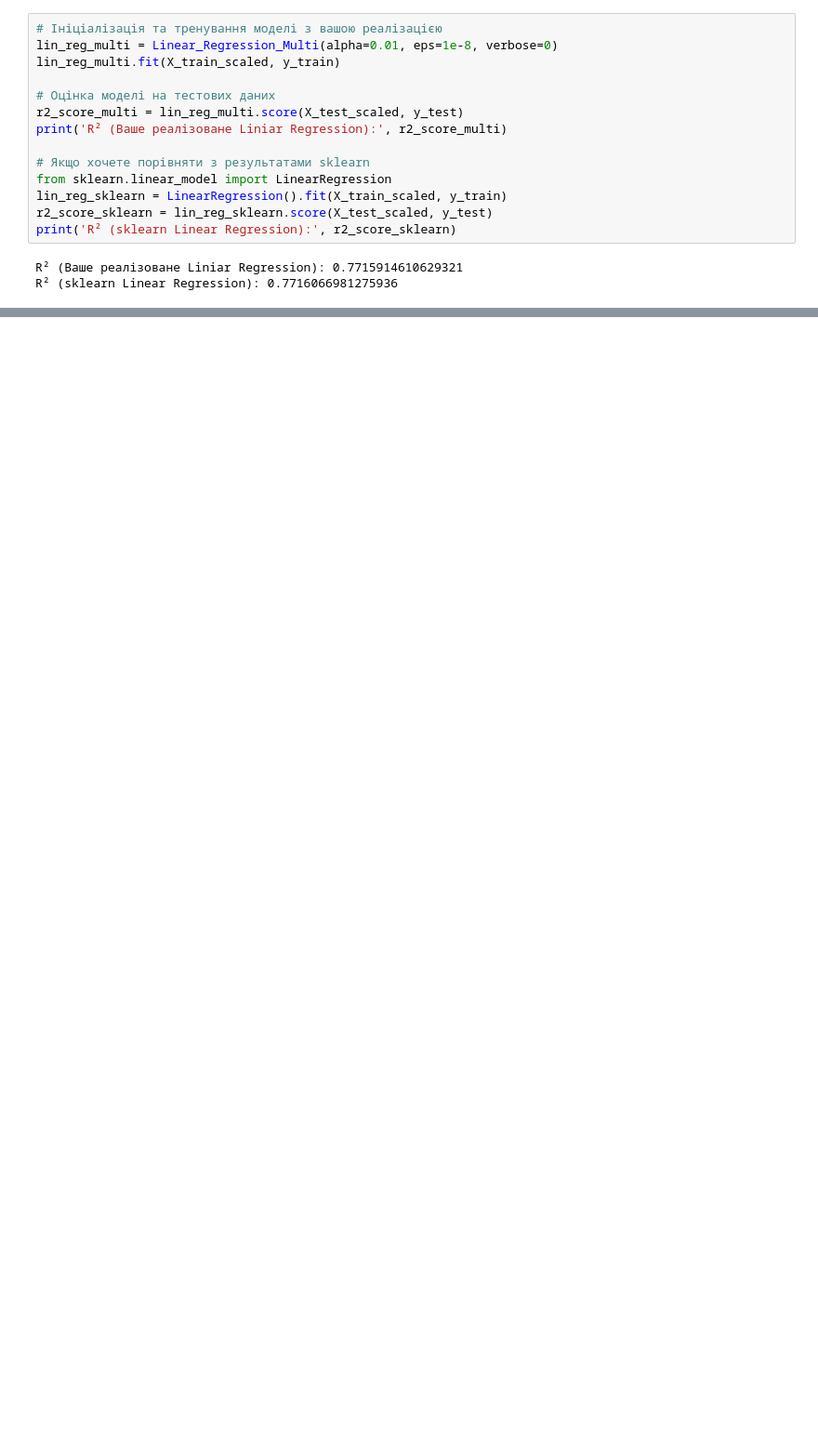
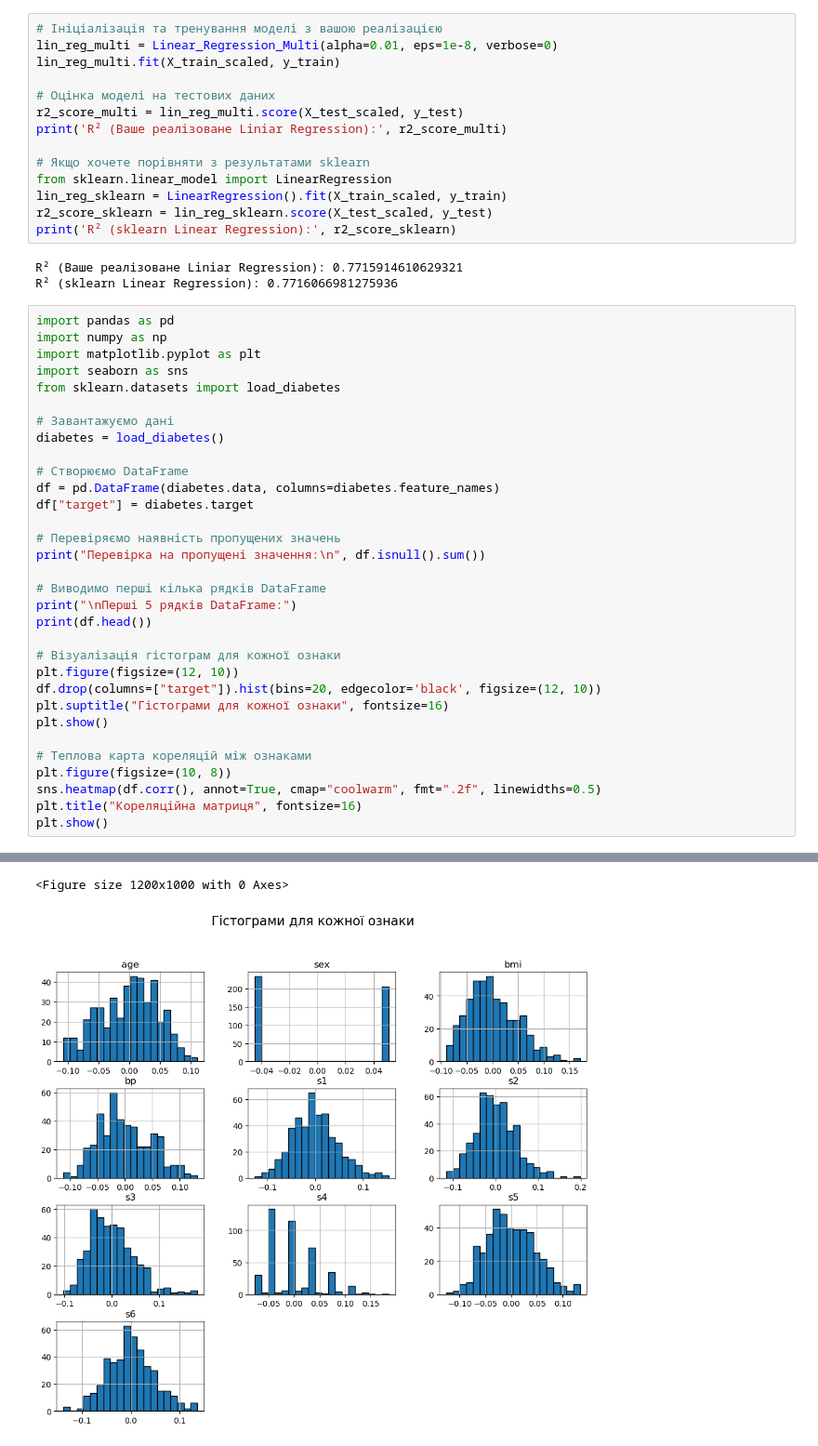
Before and after one commit to Ar4erss/task-cemp, a Jupyter notebook: 6 task/Untitled12.ipynb, the cells around one changed output, grey strips where cells are left out. Shown at 93% size. Saved outputs shown, nothing was run; the diff lists cells and outputs as text; blank space fills up the shorter version.

```diff
--- a/6 task/Untitled12.ipynb
+++ b/6 task/Untitled12.ipynb
@@ -641,3 +641,36 @@ print('R² (sklearn Linear Regression):', r2_score_sklearn)
 # %% [output]
 R² (Ваше реалізоване Liniar Regression): 0.7715914610629321
 R² (sklearn Linear Regression): 0.7716066981275936
+# %%
+import pandas as pd
+import numpy as np
+import matplotlib.pyplot as plt
+import seaborn as sns
+from sklearn.datasets import load_diabetes
+
+# Завантажуємо дані
+diabetes = load_diabetes()
+
+# Створюємо DataFrame
+df = pd.DataFrame(diabetes.data, columns=diabetes.feature_names)
+df["target"] = diabetes.target
+
+# Перевіряємо наявність пропущених значень
+print("Перевірка на пропущені значення:\n", df.isnull().sum())
+
+# Виводимо перші кілька рядків DataFrame
+print("\nПерші 5 рядків DataFrame:")
+print(df.head())
+
+# Візуалізація гістограм для кожної ознаки
+plt.figure(figsize=(12, 10))
+df.drop(columns=["target"]).hist(bins=20, edgecolor='black', figsize=(12, 10))
+plt.suptitle("Гістограми для кожної ознаки", fontsize=16)
+plt.show()
+
+# Теплова карта кореляцій між ознаками
+plt.figure(figsize=(10, 8))
+sns.heatmap(df.corr(), annot=True, cmap="coolwarm", fmt=".2f", linewidths=0.5)
+plt.title("Кореляційна матриця", fontsize=16)
+plt.show()
+# %% [output]
@@ -643,0 +694,2 @@ R² (sklearn Linear Regression): 0.7716066981275936
+<Figure size 1200x1000 with 0 Axes>
+[figure, added]
```
Also changed, not shown: parts of 2 cells of this notebook.
